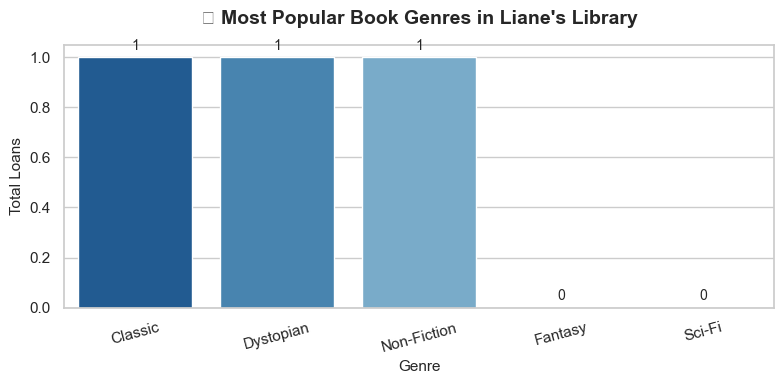
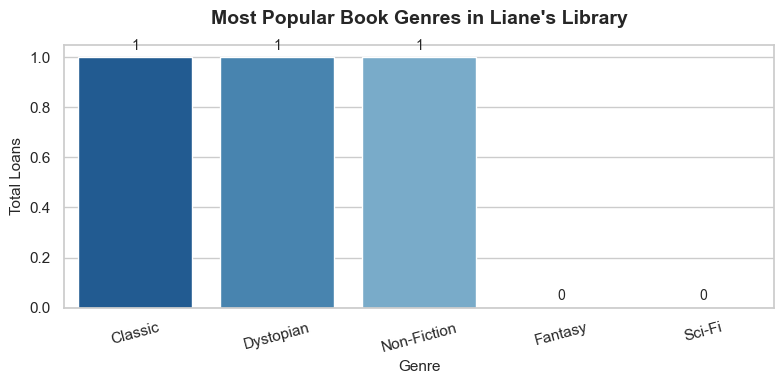
The change to this notebook cell's code, shown as a diff; its figure went from the first image to the second:
--- before
+++ after
@@ -4,8 +4,11 @@
 
 # Chart 1: Popularity of genres
+
+import warnings
+warnings.filterwarnings('ignore')
+
+# Query top genres
 query_genres = """
-SELECT 
-    b.genre,
-    COUNT(l.loan_id) AS total_loans
+SELECT b.genre, COUNT(l.loan_id) AS total_loans
 FROM books b
 LEFT JOIN loans l ON b.book_id = l.book_id
@@ -16,7 +19,16 @@
 df_genres = run_query(query_genres)
 
+# Plot top genres
 plt.figure(figsize=(8, 4))
-ax = sns.barplot(data=df_genres, x='genre', y='total_loans', palette='Blues_r')
-plt.title('📚 Most Popular Book Genres in Liane\'s Library', fontsize=14, fontweight='bold', pad=15)
+ax = sns.barplot(
+    data=df_genres, 
+    x='genre', 
+    y='total_loans', 
+    hue='genre', 
+    palette='Blues_r', 
+    legend=False
+)
+
+plt.title("Most Popular Book Genres in Liane's Library", fontsize=14, fontweight='bold', pad=15)
 plt.xlabel('Genre', fontsize=11)
 plt.ylabel('Total Loans', fontsize=11)
@@ -25,7 +37,7 @@
 # Add value labels on top of bars
 for p in ax.patches:
-    ax.annotate(f'{int(p.get_height())}', 
-                (p.get_x() + p.get_width() / 2., p.get_height()), 
-                ha='center', va='bottom', fontsize=10, xytext=(0, 3), 
+    ax.annotate(f'{int(p.get_height())}',
+                (p.get_x() + p.get_width() / 2., p.get_height()),
+                ha='center', va='bottom', fontsize=10, xytext=(0, 3),
                 textcoords='offset points')
 

Commit: Fix all chart warnings for Day 3